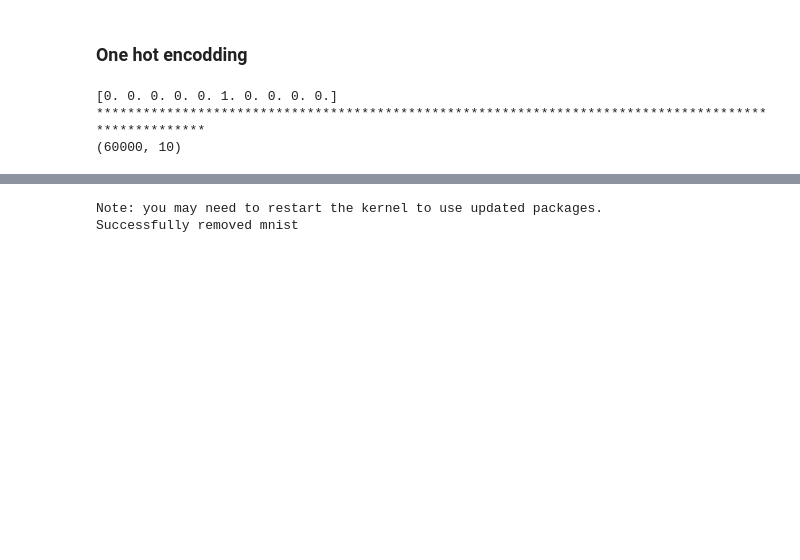
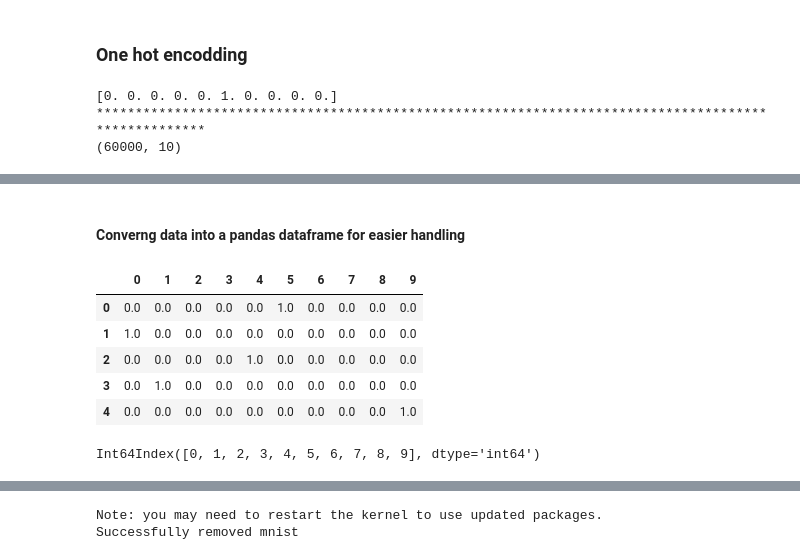
Before and after one commit to Ndaruga/Multiple-Machine-Learning-Projects, a Jupyter notebook: Dimintionality reduction on MNIST data/Mnist-digit.ipynb, the cells around one changed output, grey strips where cells are left out. Drawn from its saved outputs; the diff is of its cells as text; code cells hidden in the pictures; blank space fills up the shorter version.

```diff
--- a/Dimintionality reduction on MNIST data/Mnist-digit.ipynb
+++ b/Dimintionality reduction on MNIST data/Mnist-digit.ipynb
@@ -101,0 +123,18 @@ print(Ytrain.shape)
+# %% [markdown]
+#### Converng data into a pandas dataframe for easier handling
+# %%
+cols = np.arange(10)
+
+train_df = pd.DataFrame(Ytrain, columns = cols)
+train_df.head()
+# %% [output]
+|  | 0 | 1 | 2 | 3 | 4 | 5 | 6 | 7 | 8 | 9 |
+| 0 | 0.0 | 0.0 | 0.0 | 0.0 | 0.0 | 1.0 | 0.0 | 0.0 | 0.0 | 0.0 |
+| 1 | 1.0 | 0.0 | 0.0 | 0.0 | 0.0 | 0.0 | 0.0 | 0.0 | 0.0 | 0.0 |
+| 2 | 0.0 | 0.0 | 0.0 | 0.0 | 1.0 | 0.0 | 0.0 | 0.0 | 0.0 | 0.0 |
+| 3 | 0.0 | 1.0 | 0.0 | 0.0 | 0.0 | 0.0 | 0.0 | 0.0 | 0.0 | 0.0 |
+| 4 | 0.0 | 0.0 | 0.0 | 0.0 | 0.0 | 0.0 | 0.0 | 0.0 | 0.0 | 1.0 |
+# %%
+train_df.columns
+# %% [output]
+Int64Index([0, 1, 2, 3, 4, 5, 6, 7, 8, 9], dtype='int64')
```
Also changed, not shown: parts of 8 cells of this notebook.
